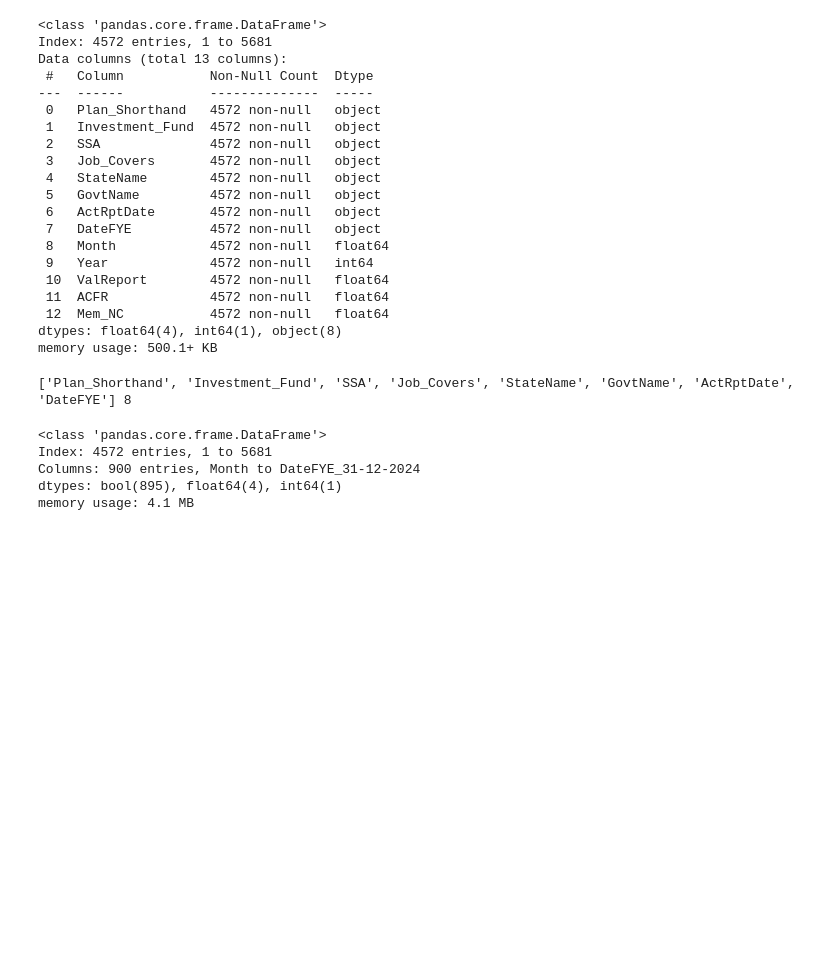
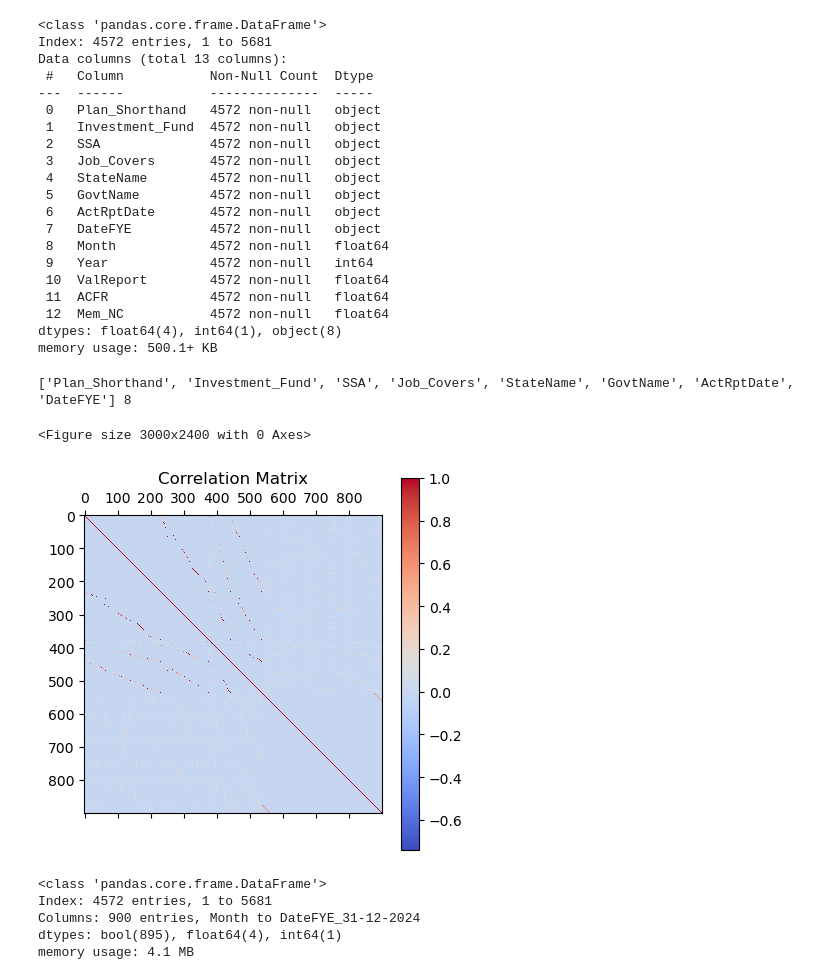
Before and after one commit to saeel-g/EquableInsights_DBFinance, a Jupyter notebook: regression.ipynb, the cells around one changed output. Cells and saved outputs as stored; diff of their text form; code cells hidden in the pictures; blank space fills up the shorter version.

Commit message:
correlation matrix

```diff
--- a/regression.ipynb
+++ b/regression.ipynb
@@ -197,6 +196,20 @@ print(object_features,len(object_features))
 ['Plan_Shorthand', 'Investment_Fund', 'SSA', 'Job_Covers', 'StateName', 'GovtName', 'ActRptDate', 'DateFYE'] 8
 # %%
 df2=pd.get_dummies(df1,columns=object_features, prefix=object_features,drop_first=False, )
+# %%
+import matplotlib.pyplot as plt
+
+# Assuming you have a correlation_matrix computed as described earlier
+correlation_matrix = df2.corr()
+
+plt.figure(figsize=(10, 8), dpi=300)  # Adjust the figure size as needed
+plt.matshow(correlation_matrix, cmap='coolwarm')
+plt.title('Correlation Matrix')
+plt.colorbar()  # Add a colorbar for reference
+plt.show()
+# %% [output]
+<Figure size 3000x2400 with 0 Axes>
+[figure, added]
 # %%
 m=df2.columns
 # %%
```
Also changed, not shown: parts of 4 cells of this notebook.
